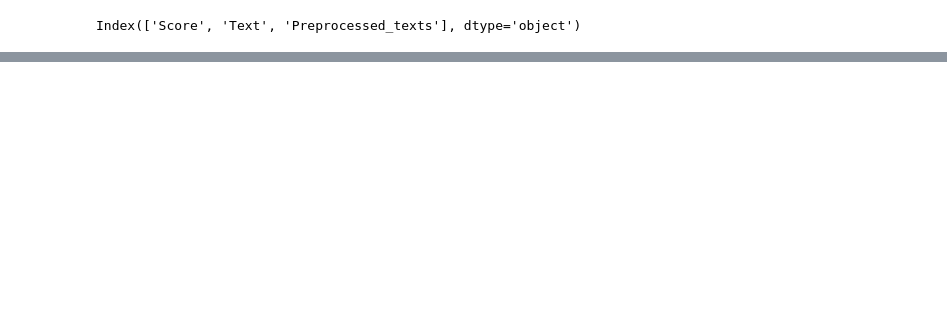
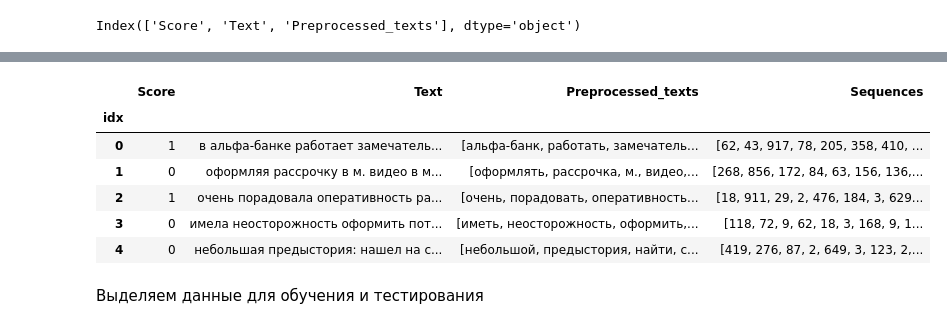
Before and after one commit to skd2314/banks-score, a Jupyter notebook: banks_rev_rus.ipynb, the cells around one changed output, grey strips where cells are left out. Saved outputs shown, nothing was run; the diff lists cells and outputs as text; code cells hidden in the pictures; blank space fills up the shorter version.

```diff
--- a/banks_rev_rus.ipynb
+++ b/banks_rev_rus.ipynb
@@ -334,0 +374,16 @@ clean_df.Preprocessed_texts.to_frame()
+# %%
+mapping = {'Negative': 0, 'Positive': 1}
+# %%
+data.replace({'Score': mapping}, inplace=True)
+# %%
+data.head()
+# %% [output]
+|  | Score | Text | Preprocessed_texts | Sequences |
+| idx |  |  |  |  |
+| 0 | 1 | в альфа-банке работает замечатель... | [альфа-банк, работать, замечатель... | [62, 43, 917, 78, 205, 358, 410, ... |
+| 1 | 0 | оформляя рассрочку в м. видео в м... | [оформлять, рассрочка, м., видео,... | [268, 856, 172, 84, 63, 156, 136,... |
+| 2 | 1 | очень порадовала оперативность ра... | [очень, порадовать, оперативность... | [18, 911, 29, 2, 476, 184, 3, 629... |
+| 3 | 0 | имела неосторожность оформить пот... | [иметь, неосторожность, оформить,... | [118, 72, 9, 62, 18, 3, 168, 9, 1... |
+| 4 | 0 | небольшая предыстория: нашел на с... | [небольшой, предыстория, найти, с... | [419, 276, 87, 2, 649, 3, 123, 2,... |
+# %% [markdown]
+Выделяем данные для обучения и тестирования
```
Also changed, not shown: parts of 73 cells of this notebook.
